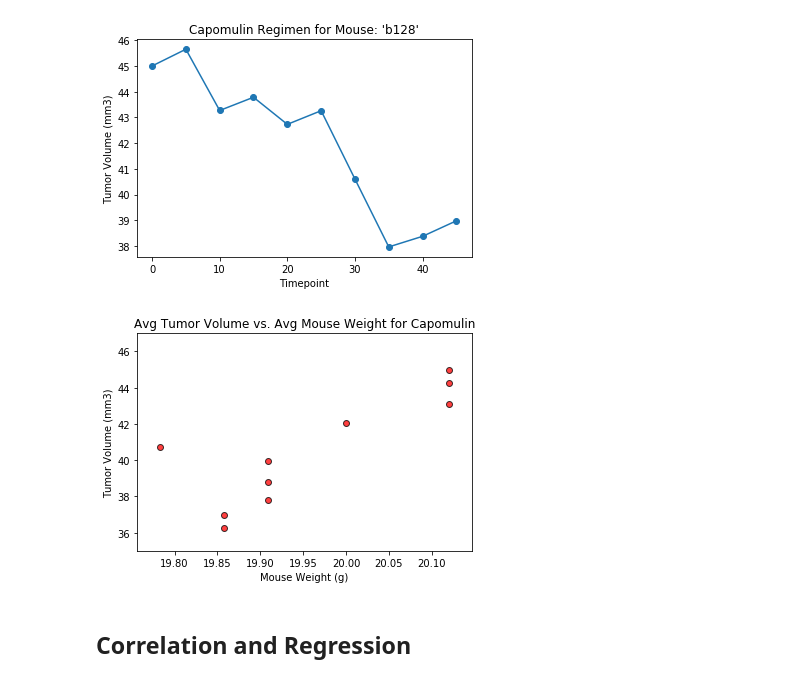
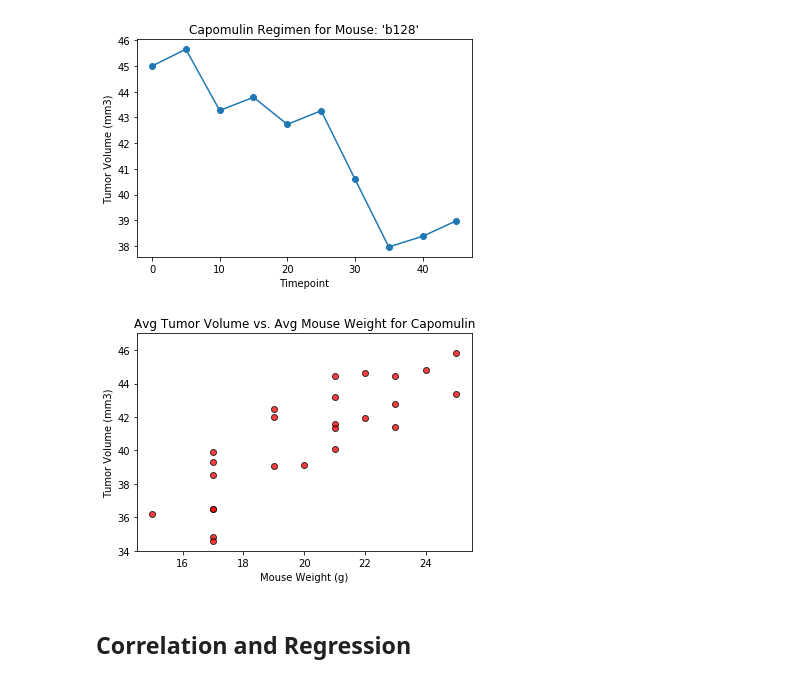
Before and after one commit to vandrade88/matplotlib-challenge, a Jupyter notebook: Pymaceuticals/pymaceuticals_starter.ipynb, the cells around one changed output. Cells and saved outputs as stored; diff of their text form; code cells hidden in the pictures.

```diff
--- a/Pymaceuticals/pymaceuticals_starter.ipynb
+++ b/Pymaceuticals/pymaceuticals_starter.ipynb
@@ -356,16 +362,18 @@ plt.show()
 # %%
 # Generate a scatter plot of average tumor volume vs. mouse weight for the Capomulin regimen
 cap_regimen = df.loc[df["Drug Regimen"] == "Capomulin",:]
-avg_tumor_vol = cap_regimen.groupby('Timepoint')['Tumor Volume (mm3)'].mean()
-avg_mouse_weight = cap_regimen.groupby('Timepoint')['Weight (g)'].mean()
+cap_averages = cap_regimen.groupby(['Mouse ID']).mean()
+
+avg_mouse_weight = cap_averages['Weight (g)']
+avg_tumor_vol = cap_averages['Tumor Volume (mm3)']
 
 plt.scatter(avg_mouse_weight,avg_tumor_vol, marker="o", facecolors="red", edgecolors="black", alpha=0.75)
 plt.title('Avg Tumor Volume vs. Avg Mouse Weight for Capomulin')
 plt.xlabel('Mouse Weight (g)')
 plt.ylabel('Tumor Volume (mm3)')
-plt.ylim(35,47)
+plt.ylim(34,47)
 plt.show()
 # %% [output]
-[figure, old version]
+[figure, new version]
 # %% [markdown]
 ## Correlation and Regression
```
Also changed, not shown: parts of 3 cells of this notebook.
